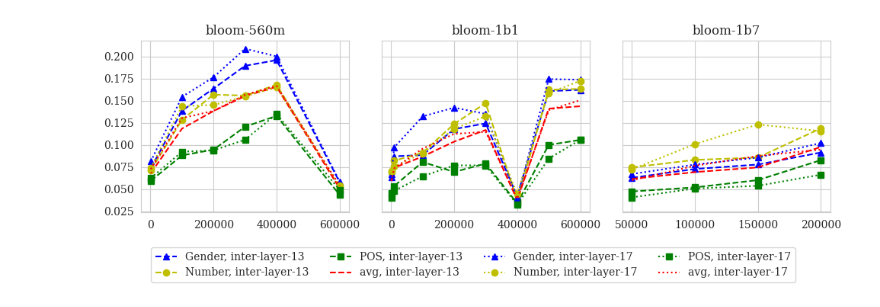
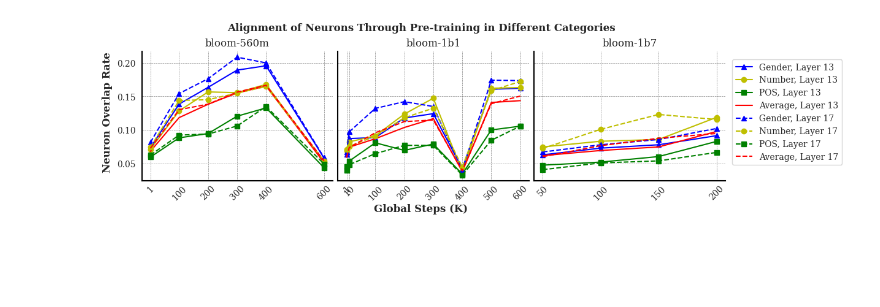
Before and after one commit to ErikaaWang/multilingual-typology-probing, a Jupyter notebook: scatter_plot_ovlp.ipynb, the cells around one changed output. Cells and saved outputs as stored; diff of their text form; code cells hidden in the pictures; blank space fills up the shorter version.

Commit message:
upgrade plot style

```diff
--- a/scatter_plot_ovlp.ipynb
+++ b/scatter_plot_ovlp.ipynb
@@ -20,13 +21,16 @@ sns.set_style({'font.family':'serif', 'font.serif':'Times New Roman'})
 # plt.style.use('ggplot')
 # %%
 # ======================#1 alignment plot#==============================
-fig, axs = plt.subplots(1, 3, sharex=False, sharey=True, layout="constrained", figsize=(10,3))
+fig, axs = plt.subplots(1, 3, sharex=False, sharey=True, layout='constrained',figsize=(10,3))
 model_index = 0
 for model in ['bloom-560m', 'bloom-1b1', 'bloom-1b7']:
 
-    lines = ['--', ':']
+    lines = ['-', '--']
     line_index = 0
     for l in ['inter-layer-13', 'inter-layer-17']:
+
+        label = {'inter-layer-13': "Layer 13",
+        'inter-layer-17': "Layer 17"}
 
 
         ovlp_dict = pd.read_csv(f'csv_files/{model}_{l}_avg-ovlp-rate-by-ctgr.csv', index_col=0).to_dict()
@@ -39,10 +43,39 @@ for model in ['bloom-560m', 'bloom-1b1', 'bloom-1b7']:
             del avg_ovlp_rate['best']
             x = [int(x) for x in avg_ovlp_rate.keys()]
             y = avg_ovlp_rate.values()
-            print(x)
-            print(y)
-            axs[model_index].plot(x, y, f"{colors[attr]}{shapes[attr]}{lines[line_index]}", label=f'{attr}, {l}')
+            # print(x)
+            # print(y)
+
+            axs[model_index].plot(x, y, f"{colors[attr]}{shapes[attr]}{lines[line_index]}", label=f'{attr}, {label[l]}')
             axs[model_index].set_title(model)
+            axs[model_index].xticks = x
+
+            axs[model_index].spines['top'].set_color('none')
+            axs[model_index].spines['right'].set_color('none')
+            axs[model_index].spines['bottom'].set_color('black')
+            axs[model_index].spines['left'].set_color('black')
+            # plt.gca().spines['top'].set_linewidth(0)
+            # plt.gca().spines['right'].set_linewidth(0)
+            axs[model_index].spines['bottom'].set_linewidth(1.5)
+            axs[model_index].spines['left'].set_linewidth(1.5)
+
+            # Function to format the x-axis labels
+            def format_func(value, tick_number):
+                return f'{int(value/1000)}'
+
+            # Apply the formatter to the x-axis
+            axs[model_index].xaxis.set_major_formatter(FuncFormatter(format_func))
+
+            axs[model_index].set_xticks(ticks=x)
+            axs[model_index].tick_params(axis='x', which='major', labelrotation=45, direction='out', length=0, width=1)
+
+            axs[model_index].minorticks_on()
+            axs[model_index].tick_params(axis='x', which='minor', direction='in', length=5, width=1)
+            # axs[model_index].spines['bottom'].set_position(('outward', 10))  # Move bottom spine outward
+            # axs[model_index].spines['left'].set_position(('outward', 10))
+
+            axs[model_index].grid(True, which='major', linewidth=0.5, color='gray', linestyle='--')
+
             attr_index += 1
 
 
@@ -55,7 +88,7 @@ for model in ['bloom-560m', 'bloom-1b1', 'bloom-1b7']:
                     continue
                 avg_ovlp_dict[int(split_list[0])] = float(split_list[1])
             ckpts, avg_ovlps = zip(*avg_ovlp_dict.items())
-            axs[model_index].plot(ckpts, avg_ovlps, f"r{lines[line_index]}", label=f'avg, {l}')
+            axs[model_index].plot(ckpts, avg_ovlps, f"r{lines[line_index]}", label=f'Average, {label[l]}')
         line_index += 1
 
     model_index += 1
@@ -64,15 +97,31 @@ labels_handles = {
   label: handle for ax in fig.axes for handle, label in zip(*ax.get_legend_handles_labels())
 }
 
-fig.legend(
+legend = fig.legend(
   labels_handles.values(),
   labels_handles.keys(),
-  loc = "upper center",
-   bbox_to_anchor = (0.5, 0),
+  loc = 'center left',
+   bbox_to_anchor=(1, 0.5),
    bbox_transform = plt.gcf().transFigure,
-   ncol=4
+   ncol=1
 )
-plt.tight_layout()
+
+for text in legend.get_texts():
+    text.set_horizontalalignment('center')
+
+# plt.text(-0.3, 1.05, 'k', transform=plt.gcf().transFigure, fontsize=12, verticalalignment='top', horizontalalignment='left')
+# plt.subplots_adjust(wspace=0.4)
+
+
+# set x label
+fig.text(0.5, -0.04, 'Global Steps (K)', ha='center', fontweight='bold', fontsize=12)
+# set y label
+fig.text(-0.02, 0.5, 'Neuron Overlap Rate', va='center', rotation='vertical', fontweight='bold', fontsize=12)
+
+# set plot title
+fig.suptitle('Alignment of Neurons Through Pre-training in Different Categories', fontweight='bold', fontsize=12)
+# plt.tight_layout(rect=[0, 0.03, 0.85, 0.95])
+# plt.setp(axs, xlabel='Global Steps (K)', ylabel='Neuron Overlap Rate')
 plt.savefig(f'experiments/scatterplots/alignment.pdf', bbox_inches='tight')
 # %% [output]
 {'Gender': {'best': 0.2385714285714285, '1000': 0.0735714285714285, '100000': 0.1385714285714286, '200000': 0.1635714285714285, '300000': 0.1892857142857142, '400000': 0.1957142857142857, '600000': 0. ...
@@ -95,4 +133,4 @@ dict_values([0.0407692307692307, 0.0507692307692307, 0.0538461538461538, 0.06641
-[figure, old version]
+[figure, new version]
 # %%
 def print_pearson(variable_list_1, variable_list_2):
     pearson_corr, pearson_p_value = pearsonr(variable_list_1, variable_list_2)
```
Also changed, not shown: parts of 8 cells of this notebook, 6 other files.
